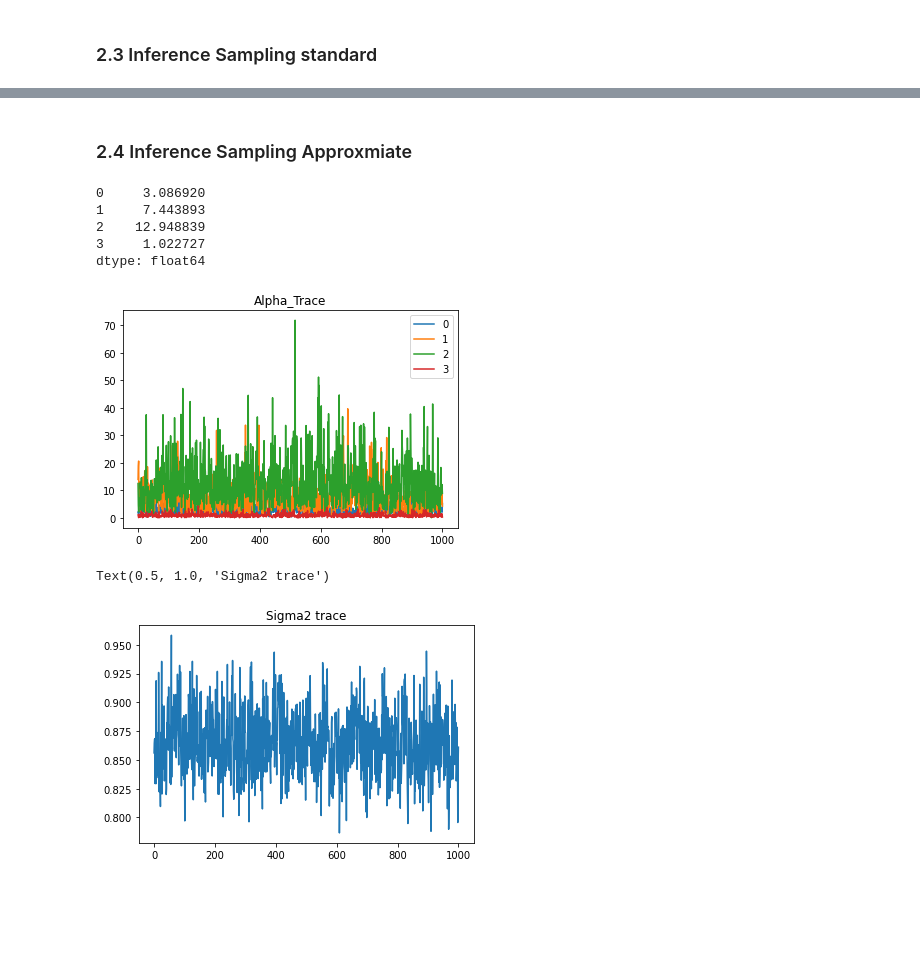
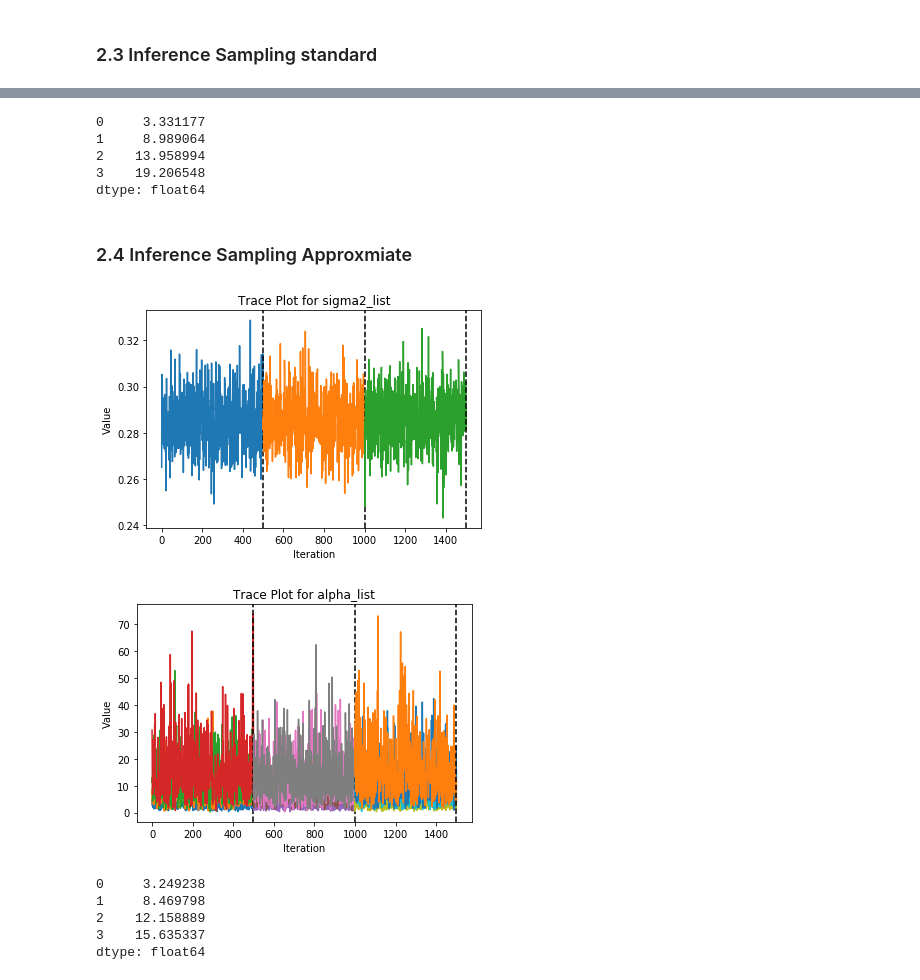
Before and after one commit to LeonCaesa/Gibbs, a Jupyter notebook: Experiment.ipynb, the cells around one changed output, grey strips where cells are left out. Cells and saved outputs as stored; diff of their text form; code cells hidden in the pictures; blank space fills up the shorter version.

```diff
--- a/Experiment.ipynb
+++ b/Experiment.ipynb
@@ -79,2 +78,10 @@ Text(0.5, 1.0, 'Sigma2 trace')
+# %%
+alpha_table.mean()
+# %% [output]
+0     3.331177
+1     8.989064
+2    13.958994
+3    19.206548
+dtype: float64
 # %% [markdown]
 ### 2.4 Inference Sampling Approxmiate
@@ -88,21 +88,10 @@ warmup = int(iterations/2)
-# %%
-print(pd.DataFrame(alpha_list[warmup:]).mean())
-# %% [output]
-0     3.086920
-1     7.443893
-2    12.948839
-3     1.022727
-dtype: float64
-# %%
-pd.DataFrame(alpha_list[warmup:]).plot()
-#pd.DataFrame(W_list[-1]).plot.hist()
-plt.title('Alpha_Trace')
-plt.show()
-# %% [output]
-[figure, removed]
-# %%
-plt.plot(sigma2_list[warmup:])
-plt.title('Sigma2 trace')
-# %% [output]
-Text(0.5, 1.0, 'Sigma2 trace')
-[figure, removed]
+# %%
+mcmc_list = []
+for sub_chains in range(n_chains):
+    init_dict = dict({'Z0':np.random.normal(0,1, [q, n_sample]),
+            "sigma20":np.random.gamma(4,1/4),
+            "w0":np.random.normal(0, 0.6, [d,q]),
+            "alpha0": np.random.uniform(0,1, q)})
+
+    infer_dict = gibbs_scheme(X, init_dict, iterations, q, prior_param, xi =0.6)
+    mcmc_list.append(infer_dict)
@@ -108,0 +103,5 @@ Text(0.5, 1.0, 'Sigma2 trace')
+# %%
+trace_plot(mcmc_list, var_list= ['sigma2_list', 'alpha_list'])
+# %% [output]
+[figure, added]
+[figure, added]
@@ -108,0 +110,8 @@ Text(0.5, 1.0, 'Sigma2 trace')
+# %%
+alpha_table.mean()
+# %% [output]
+0     3.249238
+1     8.469798
+2    12.158889
+3    15.635337
+dtype: float64
```
Also changed, not shown: parts of 18 cells of this notebook, 3 other files.
